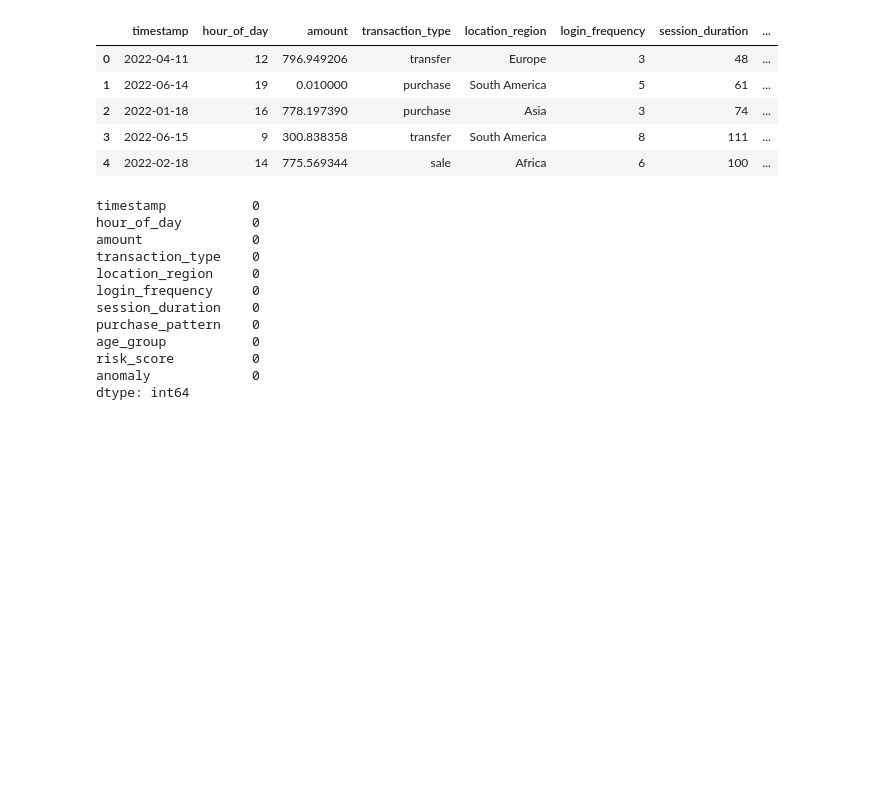
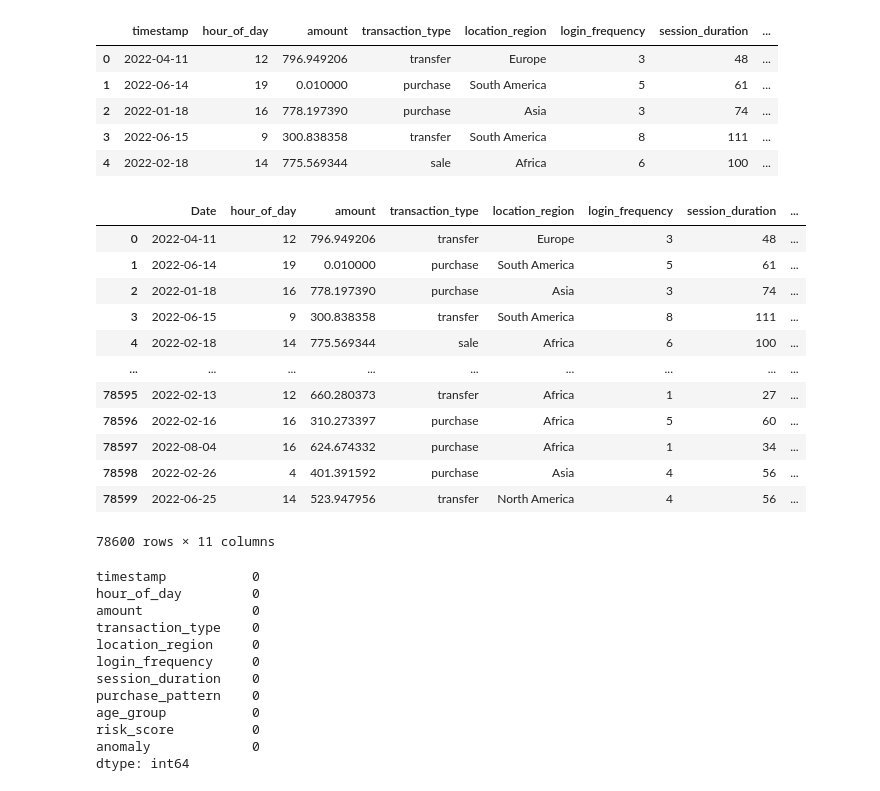
Before and after one commit to singh-maya/Metaverse-Hackathon-Project, a Jupyter notebook: Datasets/Metaverse_dataset_cleanup.ipynb, the cells around one changed output. Cells and saved outputs as stored; diff of their text form; code cells hidden in the pictures; blank space fills up the shorter version.

```diff
--- a/Datasets/Metaverse_dataset_cleanup.ipynb
+++ b/Datasets/Metaverse_dataset_cleanup.ipynb
@@ -42,6 +42,23 @@ mv.head()
 | 2 | 2022-01-18 | 16 | 778.197390 | purchase | Asia | 3 | 74 | ... |
 | 3 | 2022-06-15 | 9 | 300.838358 | transfer | South America | 8 | 111 | ... |
 | 4 | 2022-02-18 | 14 | 775.569344 | sale | Africa | 6 | 100 | ... |
+# %%
+mv.rename(columns={'timestamp': 'Date'}, inplace=True)
+mv
+# %% [output]
+|  | Date | hour_of_day | amount | transaction_type | location_region | login_frequency | session_duration | ... |
+| 0 | 2022-04-11 | 12 | 796.949206 | transfer | Europe | 3 | 48 | ... |
+| 1 | 2022-06-14 | 19 | 0.010000 | purchase | South America | 5 | 61 | ... |
+| 2 | 2022-01-18 | 16 | 778.197390 | purchase | Asia | 3 | 74 | ... |
+| 3 | 2022-06-15 | 9 | 300.838358 | transfer | South America | 8 | 111 | ... |
+| 4 | 2022-02-18 | 14 | 775.569344 | sale | Africa | 6 | 100 | ... |
+| ... | ... | ... | ... | ... | ... | ... | ... | ... |
+| 78595 | 2022-02-13 | 12 | 660.280373 | transfer | Africa | 1 | 27 | ... |
+| 78596 | 2022-02-16 | 16 | 310.273397 | purchase | Africa | 5 | 60 | ... |
+| 78597 | 2022-08-04 | 16 | 624.674332 | purchase | Africa | 1 | 34 | ... |
+| 78598 | 2022-02-26 | 4 | 401.391592 | purchase | Asia | 4 | 56 | ... |
+| 78599 | 2022-06-25 | 14 | 523.947956 | transfer | North America | 4 | 56 | ... |
+78600 rows × 11 columns
 # %%
 mv.isnull().sum()
 # %% [output]
```
Also changed, not shown: parts of 11 cells of this notebook, 1 other file.
